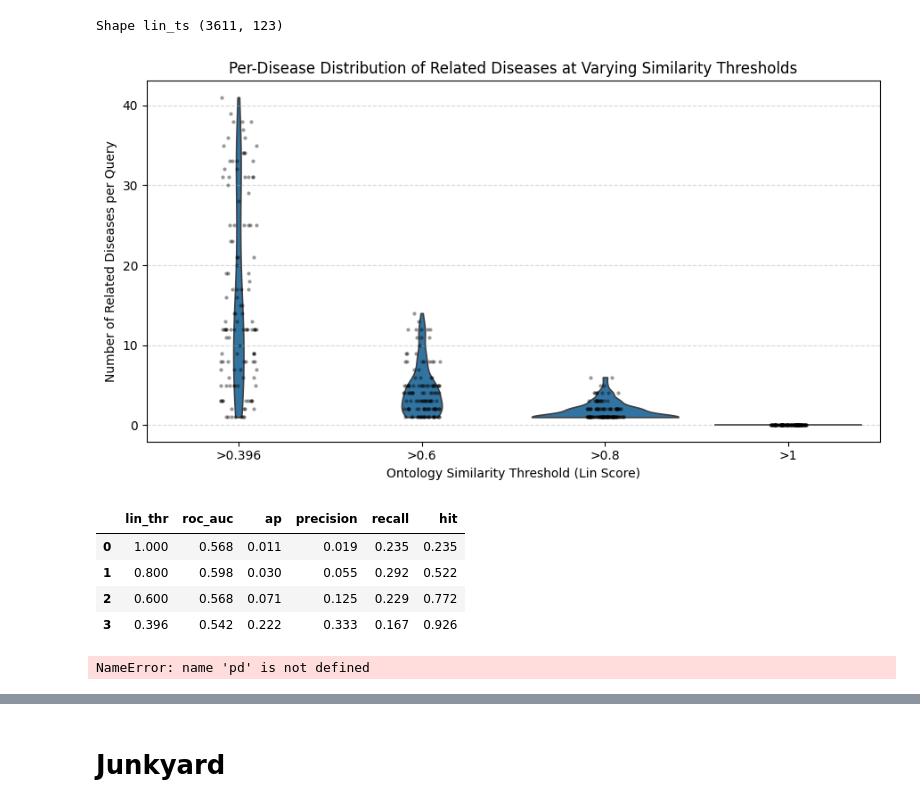
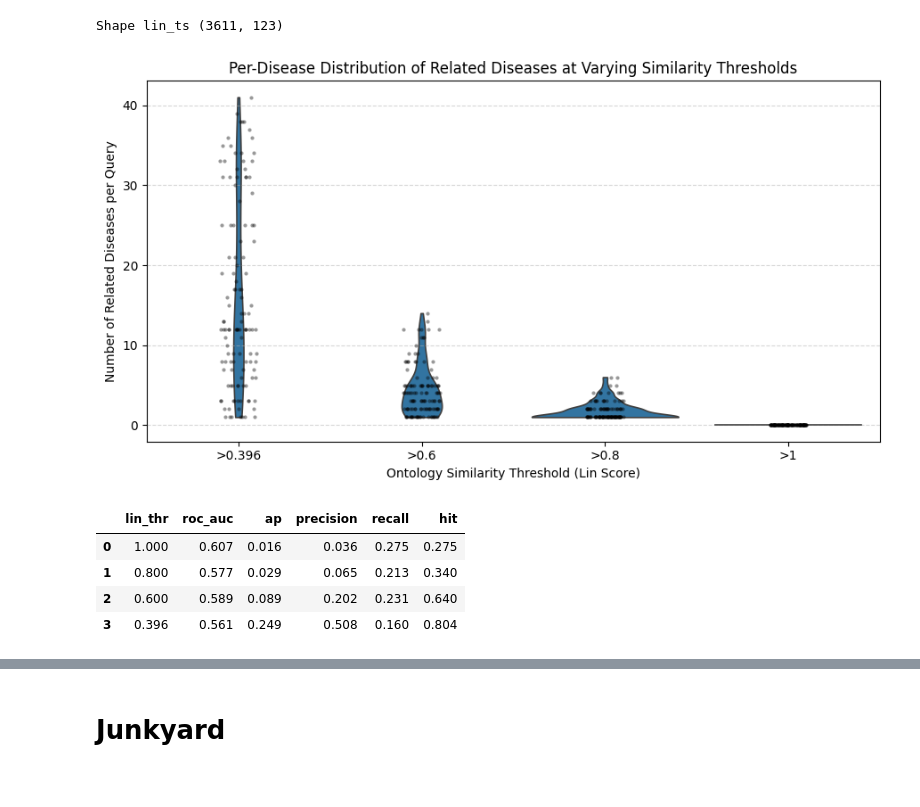
Before and after one commit to 00dylan00/scGPT_playground, a Jupyter notebook: notebooks/exp/2026-01-15-cluster_raw.ipynb, the cells around one changed output, grey strips where cells are left out. Drawn from its saved outputs; the diff is of its cells as text; code cells hidden in the pictures.

```diff
--- a/notebooks/exp/2026-01-15-cluster_raw.ipynb
+++ b/notebooks/exp/2026-01-15-cluster_raw.ipynb
@@ -52,7 +52,7 @@ run_dir = os.path.join("..", "..", "outputs", "run-25-09-13-18")  # RNA-seq
 # run_dir = os.path.join("..","..","outputs","run-25-10-05-01")
 # run_dir = os.path.join("..","..","outputs","run-25-09-17-01") # Microarray
 
-embedding_type = "raw_normed"
+embedding_type = "ft"
 
 assert embedding_type in ["ft", "pt", "raw", "raw_normed"]
 if embedding_type == "ft":
@@ -68,9 +68,6 @@ elif embedding_type == "raw":
     output_dir = os.path.join(
         "/aloy/scratch/ddalton/projects/scGPT_playground/outputs/", run_name, "outputs"
     )
-
-if not os.path.exists(output_dir):
-    os.makedirs(output_dir)
 
 
 # functions
@@ -2022,7 +2020,7 @@ def get_multilab_true(doids:List, broad_doids:List, do_graph)->np.array:
 # %% [markdown]
 ### Run Enrichment
 # %%
-ALPHA = 0.01
+ALPHA = 1
 # ALPHA = 1
 # enrichment analysis of crun_hypergeom_enrichmentluster labels!
 df_k_enrich = run_hypergeom_enrichment(
@@ -2616,7 +2620,7 @@ plt.grid(axis='y', linestyle='--', alpha=0.5)
 plt.tight_layout()
 plt.show()
 # %% [output]
-[figure, old version]
+[figure, new version]
 # %%
 # imports
 from sklearn.metrics import roc_auc_score, precision_score, recall_score
@@ -2642,39 +2646,36 @@ def precision_recall_set(y_true, y_pred_sets, N):
 
         if t in P:
             precisions.append(1.0 / len(P))
             recalls.append(1.0)
         else:
             precisions.append(0.0)
             recalls.append(0.0)
 
 
     return float(np.mean(precisions)), float(np.mean(recalls))
 
 # map predicted clusters to doid-labels!
 pred_doid_lab_ts = [clust_to_enr.get(c) for c in test_pred_clusters]   # test doid labels!
 
 pred_lin_ts = list()
 for lab in pred_doid_lab_ts:
     pred_lin_ts.append([1 if d in lab  else 0 for d in dis_ord])
 pred_lin_ts = np.array(pred_lin_ts)
 
 # doid-label precision & recall
 for lin_thr in lin_thrs:
     data_dis_perf.append({"lin_thr":lin_thr,
                           "roc_auc":f"{roc_auc_score(lin_ts>=lin_thr, pred_lin_ts, average=avg):.3f}",
                           "ap":f"{average_precision_score(lin_ts>=lin_thr, pred_lin_ts, average=avg):.3f}",
                           "precision":f"{precision_score(lin_ts>=lin_thr, pred_lin_ts, average=avg):.3f}",
                           "recall":f"{recall_score(lin_ts>=lin_thr, pred_lin_ts, average=avg):.3f}",
                           "hit":f"{recall_score(np.ones(len(df_test)), (pred_lin_ts & (lin_ts>=lin_thr)).sum(axis=1)>0):.3f}"})
 
-pd.DataFrame(data_dis_perf)
+df_dis_perf = pd.DataFrame(data_dis_perf)
+df_dis_perf
 # %% [output]
 |  | lin_thr | roc_auc | ap | precision | recall | hit |
-| 0 | 1.000 | 0.568 | 0.011 | 0.019 | 0.235 | 0.235 |
-| 1 | 0.800 | 0.598 | 0.030 | 0.055 | 0.292 | 0.522 |
-| 2 | 0.600 | 0.568 | 0.071 | 0.125 | 0.229 | 0.772 |
-| 3 | 0.396 | 0.542 | 0.222 | 0.333 | 0.167 | 0.926 |
+| 0 | 1.000 | 0.607 | 0.016 | 0.036 | 0.275 | 0.275 |
+| 1 | 0.800 | 0.577 | 0.029 | 0.065 | 0.213 | 0.340 |
+| 2 | 0.600 | 0.589 | 0.089 | 0.202 | 0.231 | 0.640 |
+| 3 | 0.396 | 0.561 | 0.249 | 0.508 | 0.160 | 0.804 |
-# %%
-pd.DataFrame(data_dis_perf)
-# %% [output]
-NameError: name 'pd' is not defined
```
Also changed, not shown: parts of 13 cells of this notebook.
